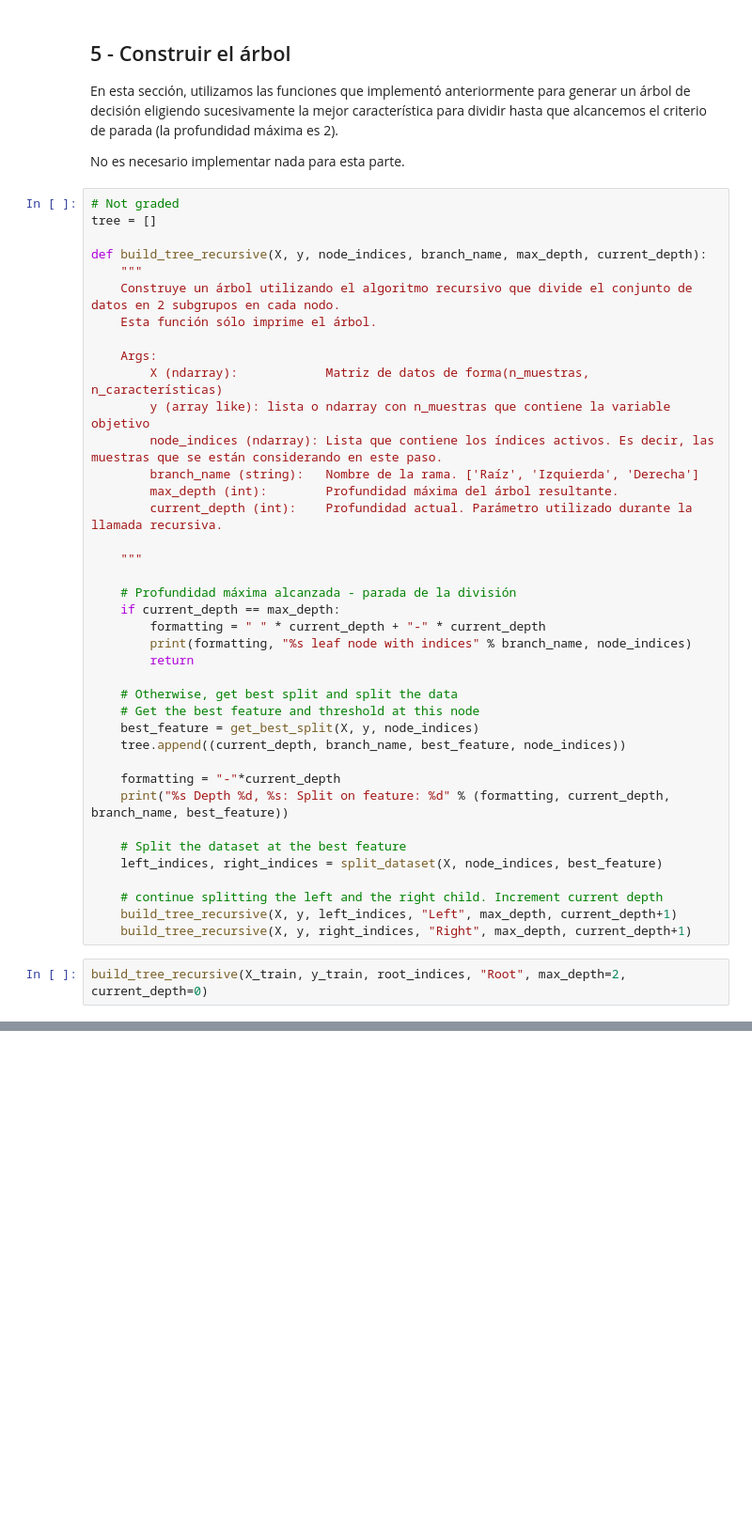
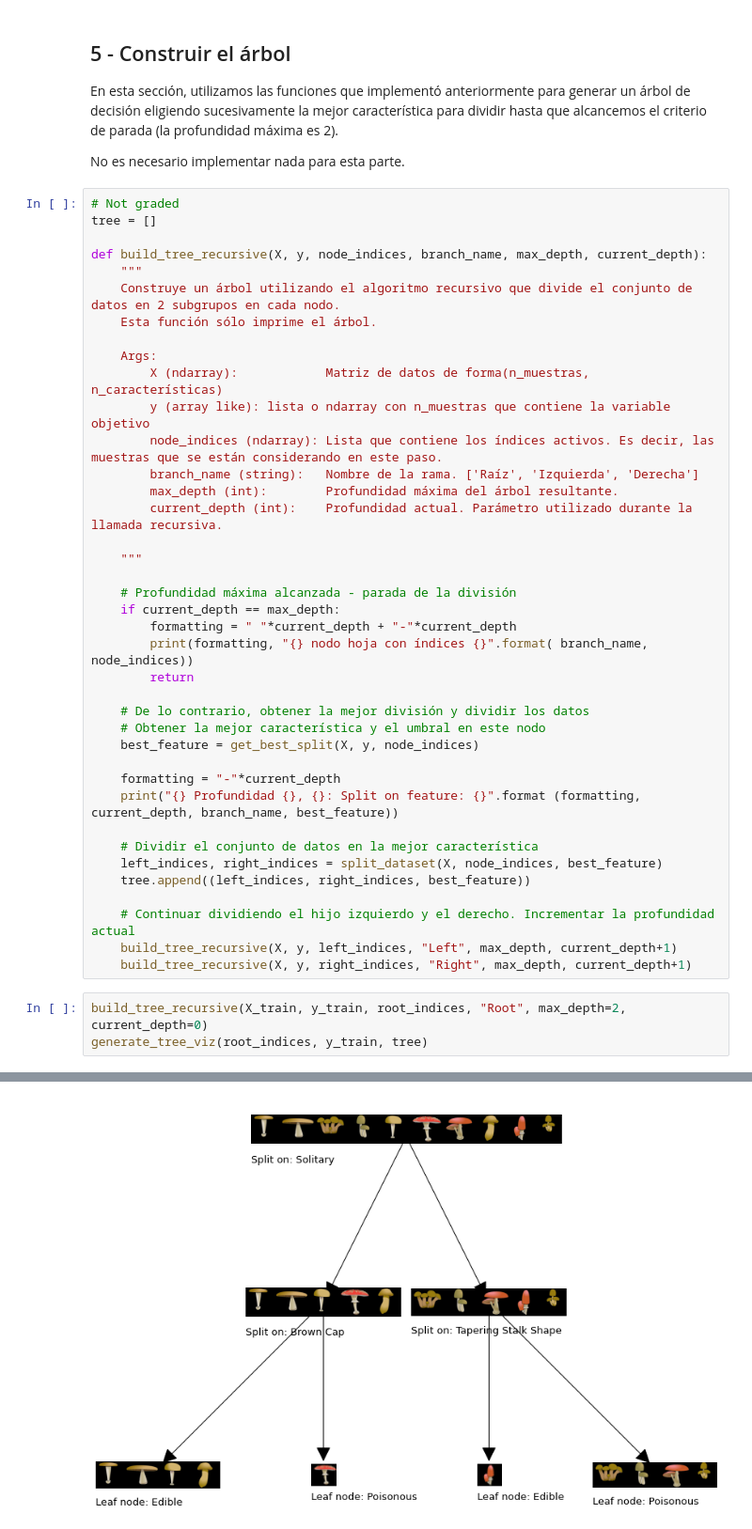
Before and after one commit to emipaz/ml, a Jupyter notebook: Advanced Learning Algorithms/Semana_4/Laboratorio/C2_W4_Decision_Tree_with_Markdown_resuelto.ipynb, the cells around one changed output, grey strips where cells are left out. Shown at 94% size. Saved outputs shown, nothing was run; the diff lists cells and outputs as text; blank space fills up the shorter version.

```diff
--- a/Advanced Learning Algorithms/Semana_4/Laboratorio/C2_W4_Decision_Tree_with_Markdown_resuelto.ipynb
+++ b/Advanced Learning Algorithms/Semana_4/Laboratorio/C2_W4_Decision_Tree_with_Markdown_resuelto.ipynb
@@ -739,24 +755,25 @@ def build_tree_recursive(X, y, node_indices, branch_name, max_depth, current_dep
 
     # Profundidad máxima alcanzada - parada de la división
     if current_depth == max_depth:
-        formatting = " " * current_depth + "-" * current_depth
-        print(formatting, "%s leaf node with indices" % branch_name, node_indices)
+        formatting = " "*current_depth + "-"*current_depth
+        print(formatting, "{} nodo hoja con índices {}".format( branch_name, node_indices))
         return
 
-    # Otherwise, get best split and split the data
-    # Get the best feature and threshold at this node
+    # De lo contrario, obtener la mejor división y dividir los datos
+    # Obtener la mejor característica y el umbral en este nodo
     best_feature = get_best_split(X, y, node_indices)
-    tree.append((current_depth, branch_name, best_feature, node_indices))
 
     formatting = "-"*current_depth
-    print("%s Depth %d, %s: Split on feature: %d" % (formatting, current_depth, branch_name, best_feature))
+    print("{} Profundidad {}, {}: Split on feature: {}".format (formatting, current_depth, branch_name, best_feature))
 
-    # Split the dataset at the best feature
+    # Dividir el conjunto de datos en la mejor característica
     left_indices, right_indices = split_dataset(X, node_indices, best_feature)
+    tree.append((left_indices, right_indices, best_feature))
 
-    # continue splitting the left and the right child. Increment current depth
+    # Continuar dividiendo el hijo izquierdo y el derecho. Incrementar la profundidad actual
     build_tree_recursive(X, y, left_indices, "Left", max_depth, current_depth+1)
     build_tree_recursive(X, y, right_indices, "Right", max_depth, current_depth+1)
 # %%
 build_tree_recursive(X_train, y_train, root_indices, "Root", max_depth=2, current_depth=0)
+generate_tree_viz(root_indices, y_train, tree)
 # %% [output]
@@ -769,0 +787 @@ build_tree_recursive(X_train, y_train, root_indices, "Root", max_depth=2, curren
+[figure, added]
```
Also changed, not shown: parts of 20 cells of this notebook, 11 other files.
